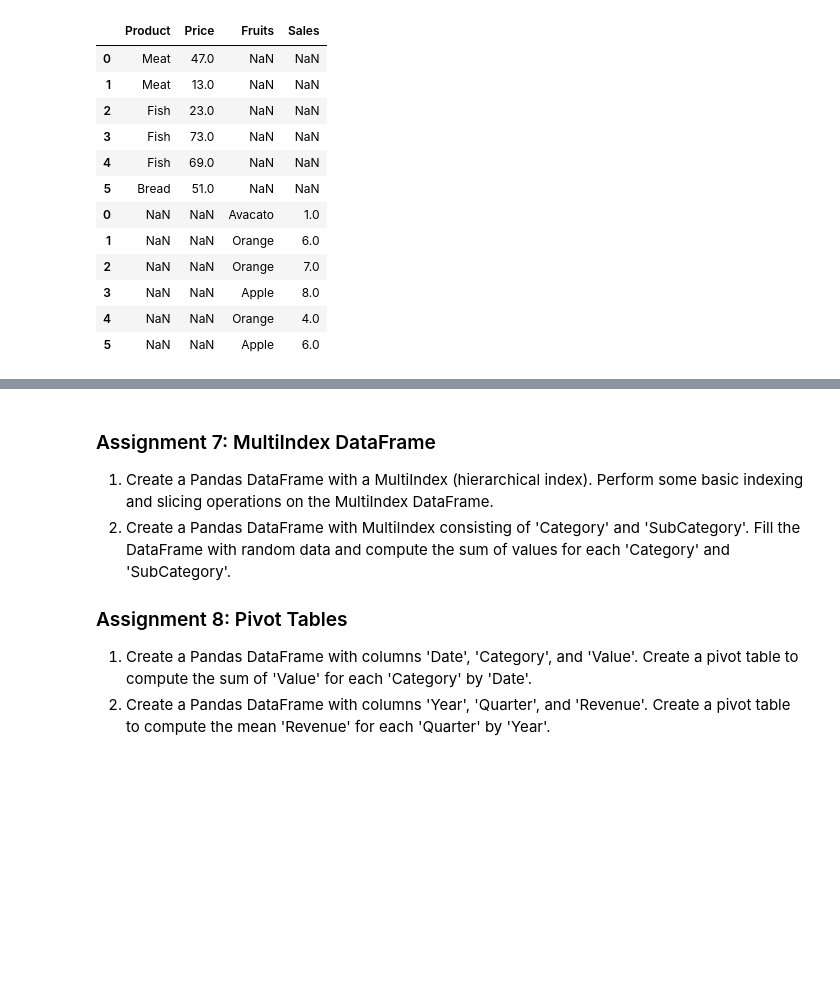
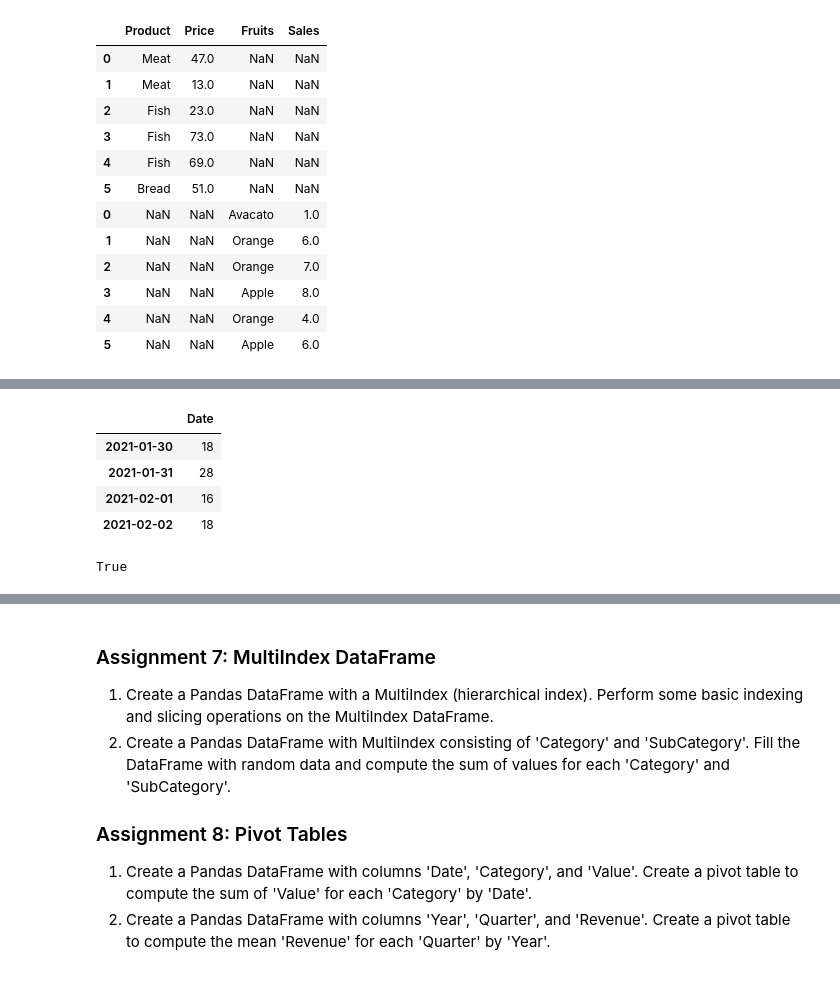
Before and after one commit to Jaimepelembe/Data_analyst_bootcamp_from_basics_to_advanced, a Jupyter notebook: S4_Data_Analysis/assignments/pandasasssignmentsSolution.ipynb, the cells around one changed output, grey strips where cells are left out. Cells and saved outputs as stored; diff of their text form; code cells hidden in the pictures; blank space fills up the shorter version.

```diff
--- a/S4_Data_Analysis/assignments/pandasasssignmentsSolution.ipynb
+++ b/S4_Data_Analysis/assignments/pandasasssignmentsSolution.ipynb
@@ -396,0 +394,4 @@ concatenatedColumns
+# %%
+#1. Create a Pandas DataFrame with a datetime index and one column filled with random integers. Resample the DataFrame to compute the monthly mean of the values.
+dataFrame10=pd.DataFrame(np.random.randint(1,31, size=(31,1)),columns=["Date"],index=pd.date_range("2021-01-10","2021-02-09")) # pd.date_range
+dataFrame10
@@ -396,0 +427,15 @@ concatenatedColumns
+# %%
+#Aceder um intervalo de datas
+interval=dataFrame10.loc["2021-01-30":"2021-02-02"]
+interval
+# %% [output]
+|  | Date |
+| 2021-01-30 | 18 |
+| 2021-01-31 | 28 |
+| 2021-02-01 | 16 |
+| 2021-02-02 | 18 |
+# %%
+#Verificar se uma data existe no indice
+"2021-01-23" in dataFrame10.index
+# %% [output]
+True
```
Also changed, not shown: parts of 6 cells of this notebook.
